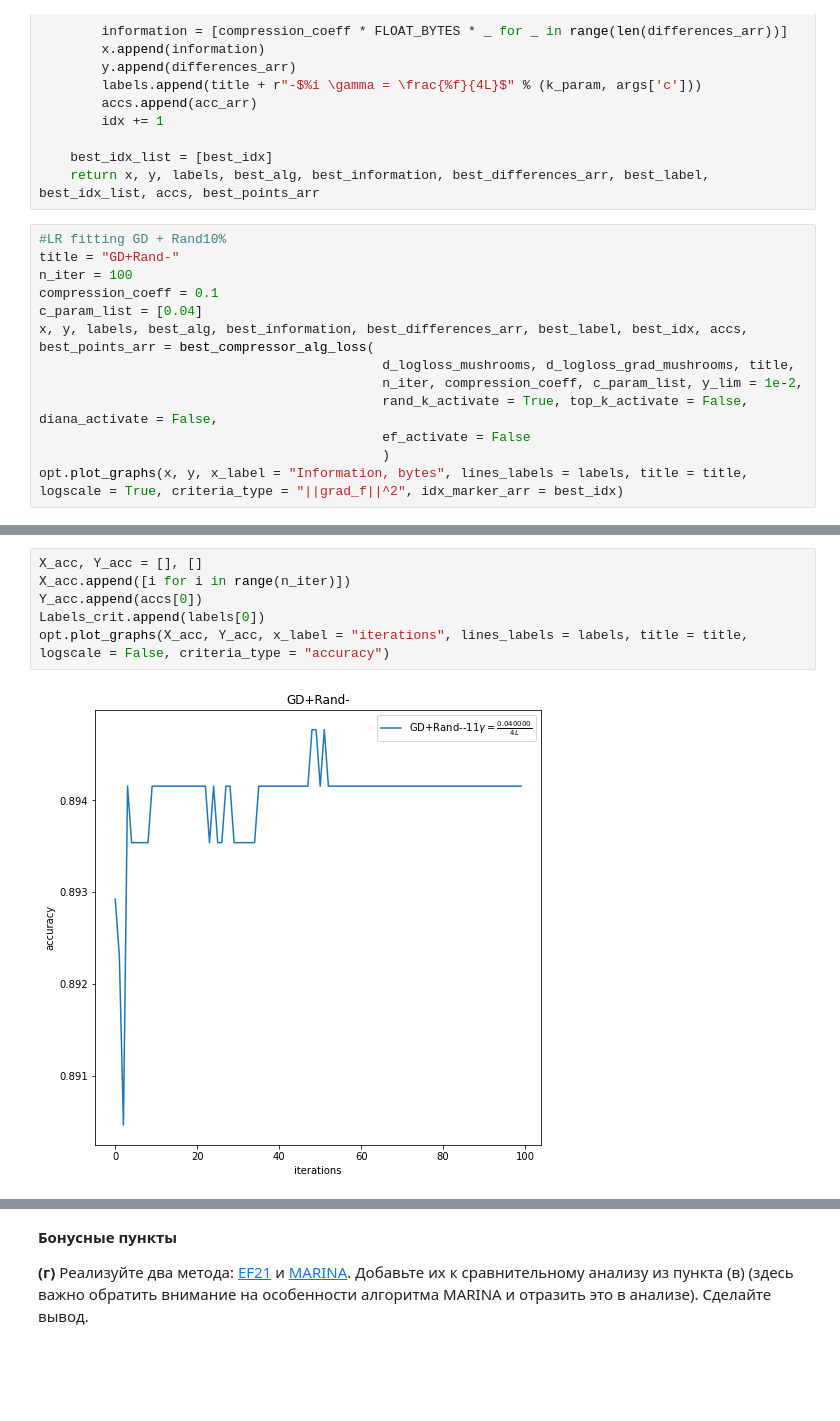
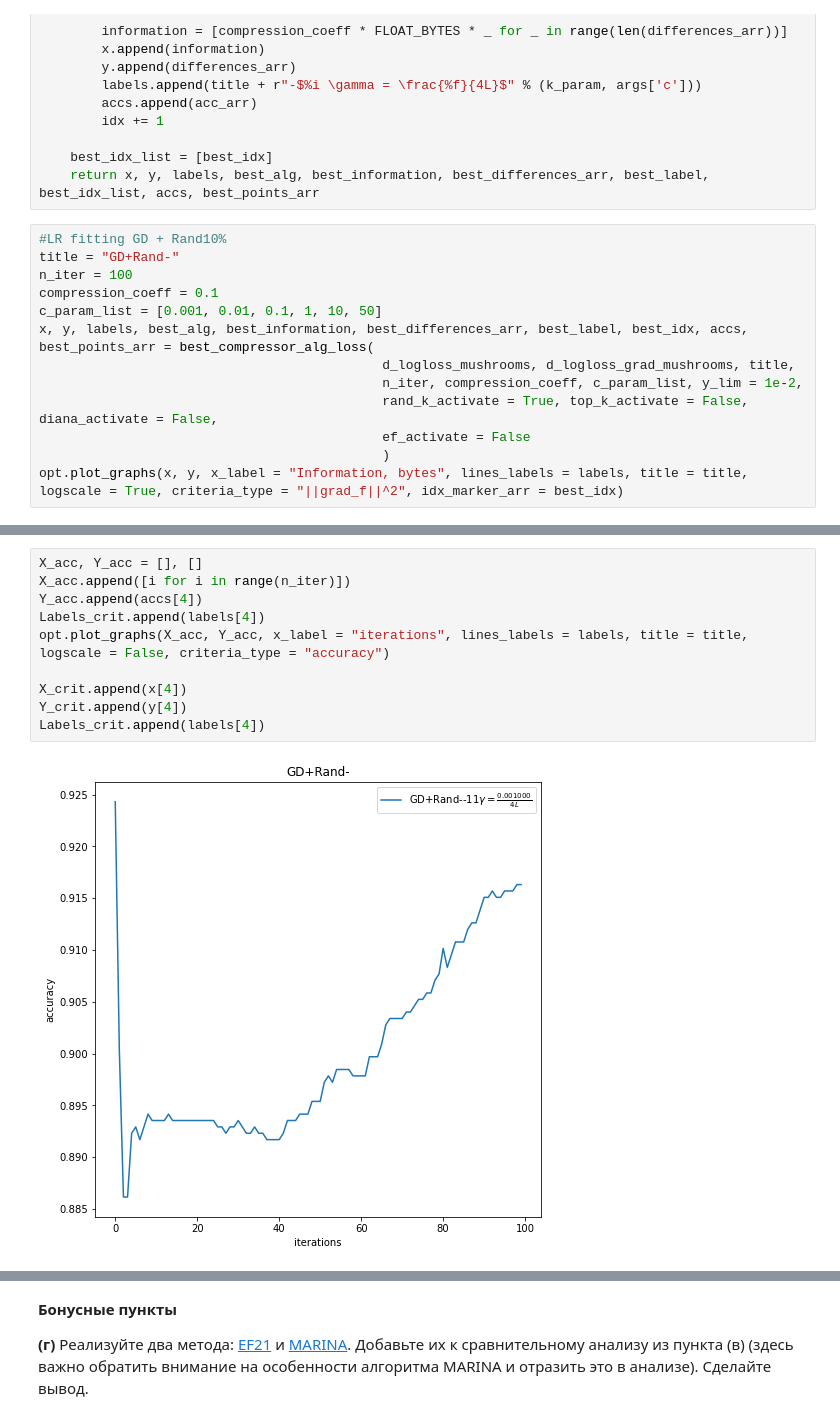
Before and after one commit to k2a07/MIPT-homeworks, a Jupyter notebook: Acharya_Kirill_Optimization_HW_7.ipynb, the cells around one changed output, grey strips where cells are left out. Saved outputs shown, nothing was run; the diff lists cells and outputs as text; blank space fills up the shorter version.

```diff
--- a/Acharya_Kirill_Optimization_HW_7.ipynb
+++ b/Acharya_Kirill_Optimization_HW_7.ipynb
@@ -397,7 +397,7 @@ def best_compressor_alg_loss(loss, loss_gradient, func_title, n_iter, compressio
 title = "GD+Rand-"
 n_iter = 100
 compression_coeff = 0.1
-c_param_list = [0.04]
+c_param_list = [0.001, 0.01, 0.1, 1, 10, 50]
 x, y, labels, best_alg, best_information, best_differences_arr, best_label, best_idx, accs, best_points_arr = best_compressor_alg_loss(
                                             d_logloss_mushrooms, d_logloss_grad_mushrooms, title,
                                             n_iter, compression_coeff, c_param_list, y_lim = 1e-2,
@@ -411,9 +415,13 @@ opt.plot_graphs(x, y, x_label = "Information, bytes", lines_labels = labels, tit
 # %%
 X_acc, Y_acc = [], []
 X_acc.append([i for i in range(n_iter)])
-Y_acc.append(accs[0])
-Labels_crit.append(labels[0])
+Y_acc.append(accs[4])
+Labels_crit.append(labels[4])
 opt.plot_graphs(X_acc, Y_acc, x_label = "iterations", lines_labels = labels, title = title, logscale = False, criteria_type = "accuracy")
+
+X_crit.append(x[4])
+Y_crit.append(y[4])
+Labels_crit.append(labels[4])
 # %% [output]
-[figure, old version]
+[figure, new version]
 # %% [markdown]
```
Also changed, not shown: parts of 35 cells of this notebook, 1 other file.
